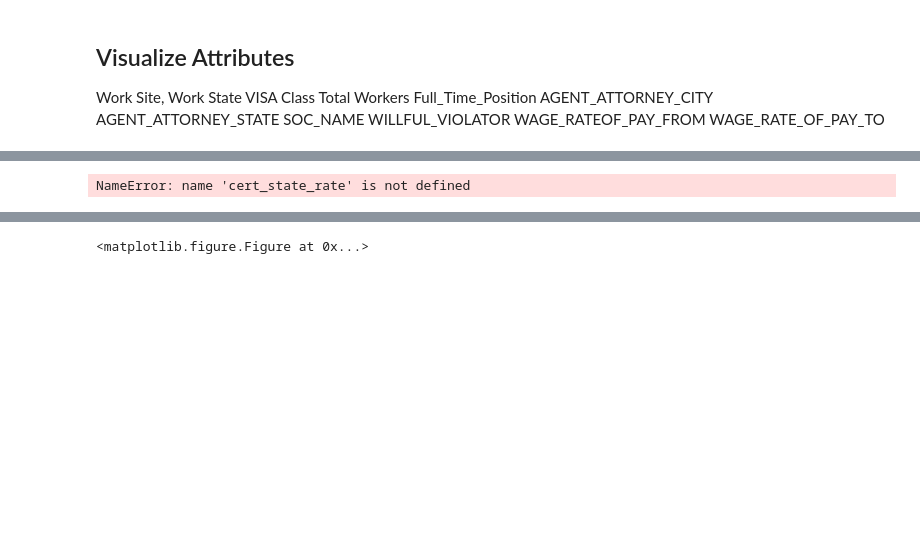
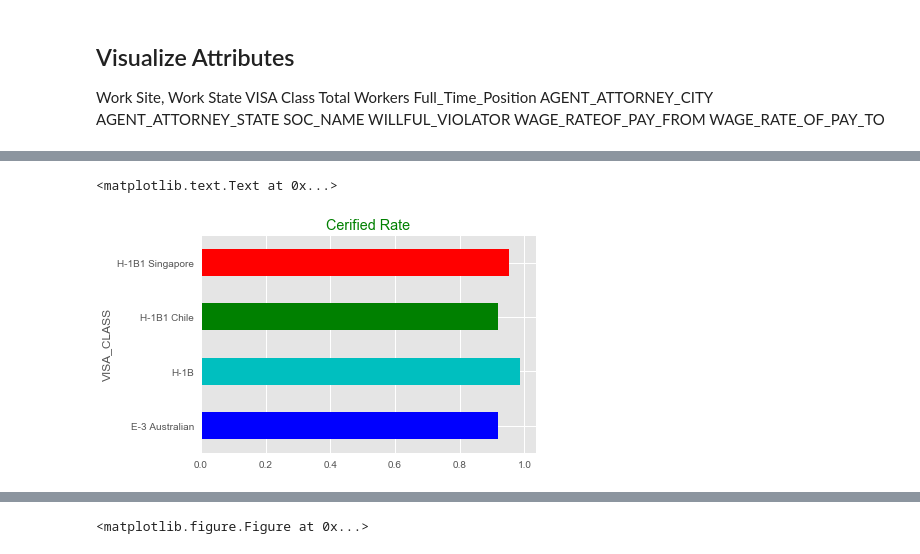
Before and after one commit to adelial/DM_TeamProject, a Jupyter notebook: H1Visa_TeamProject.ipynb, the cells around one changed output, grey strips where cells are left out. Cells and saved outputs as stored; diff of their text form; code cells hidden in the pictures; blank space fills up the shorter version.

Commit message:
All plots are displayed (typos in previous version)

```diff
--- a/H1Visa_TeamProject.ipynb
+++ b/H1Visa_TeamProject.ipynb
@@ -448,15 +448,16 @@ ax = scatter_matrix(H1VisaClean_df,figsize=(15, 10))
 # %%
 # Plotting grouped information displayed above
 plt.style.use('ggplot')
 
 certified_rate = (H1Visa_df_grouped.CERTIFIED.sum() / H1Visa_df_grouped.CERTIFIED.count())
 
-colors = list(islice(cycle(['b','c','g','r']), None, len(cert_state_rate)))
+colors = list(islice(cycle(['b','c','g','r']), None, len(certified_rate)))
 
 ax = certified_rate.plot(kind='barh', color=colors)
 ax.set_title('Cerified Rate', color='G')
 # %% [output]
-NameError: name 'cert_state_rate' is not defined
+<matplotlib.text.Text at 0x...>
+[figure, added]
 # %%
 #for Color Cycling in visualizations
 from itertools import cycle, islice
```
Also changed, not shown: parts of 2 cells of this notebook.
